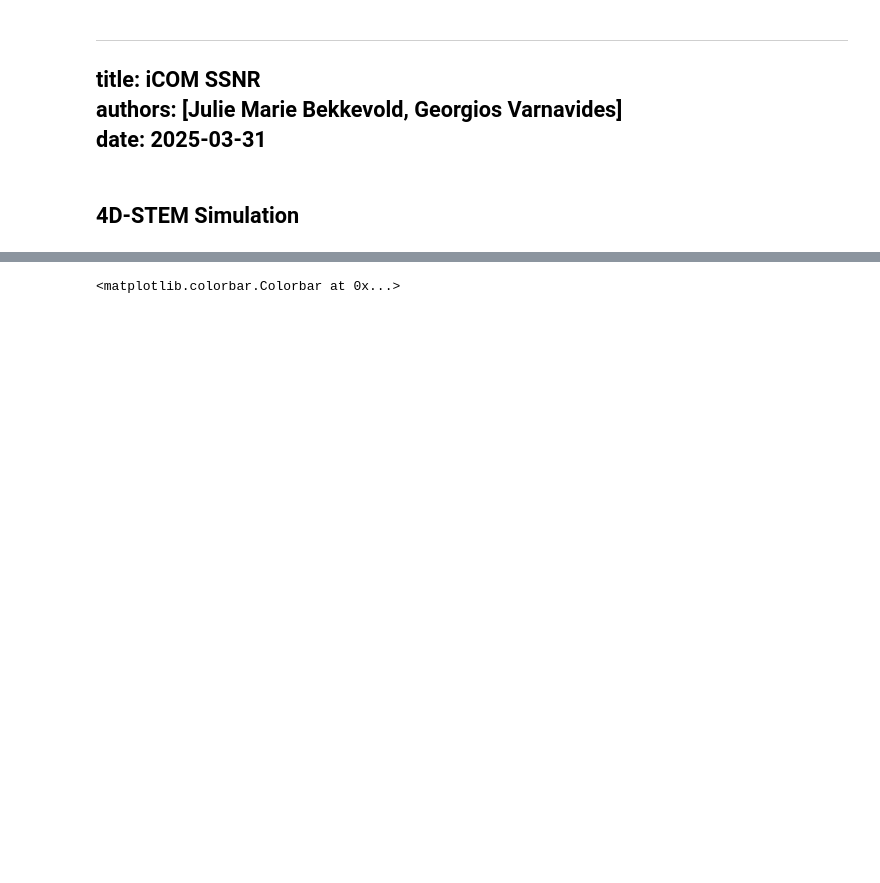
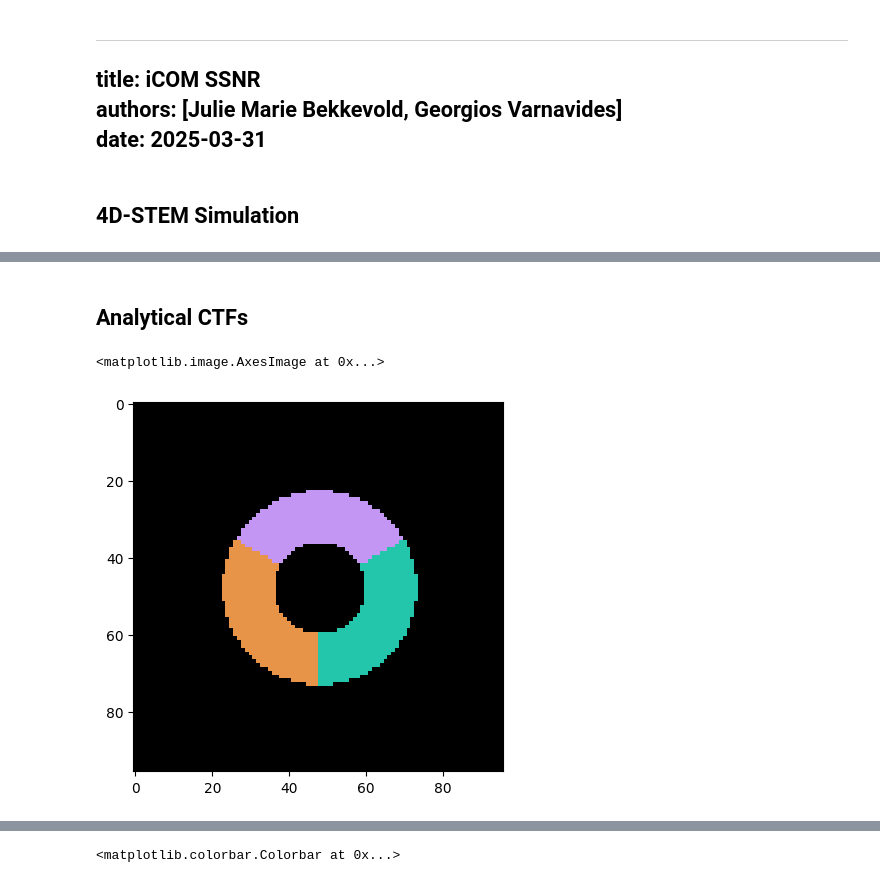
Before and after one commit to msa-em/stem-transfer-of-information, a Jupyter notebook: notebooks/icom-ssnr.ipynb, the cells around one changed output, grey strips where cells are left out. Drawn from its saved outputs; the diff is of its cells as text; code cells hidden in the pictures; blank space fills up the shorter version.

Commit message:
finalized analytical ctf notebook

```diff
--- a/notebooks/icom-ssnr.ipynb
+++ b/notebooks/icom-ssnr.ipynb
@@ -809,0 +112,2 @@ plt.imshow(
+# %% [markdown]
+## Analytical CTFs
@@ -809,0 +238,18 @@ plt.imshow(
+# %%
+virtual_masks_annular = annular_segmented_detectors(
+    gpts=(n,n),
+    sampling=(sampling,sampling),
+    n_angular_bins=3,
+    inner_radius=0.5*q_probe,
+    outer_radius=1.05*q_probe,
+    rotation_offset=0,
+)
+
+plt.imshow(
+    ctf.visualize.combined_images_rgb(
+        virtual_masks_annular
+    )
+)
+# %% [output]
+<matplotlib.image.AxesImage at 0x...>
+[figure, added]
```
Also changed, not shown: parts of 54 cells of this notebook.
